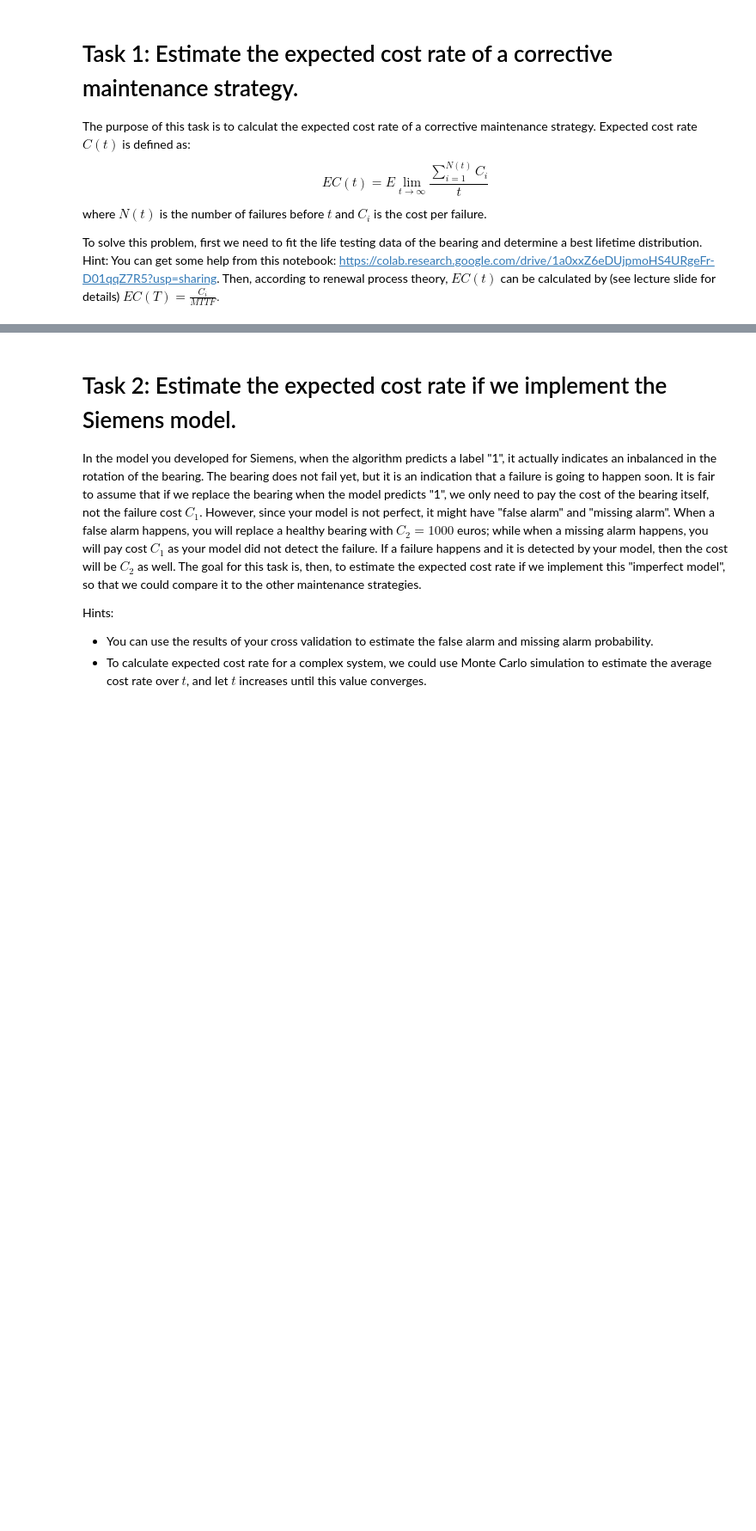
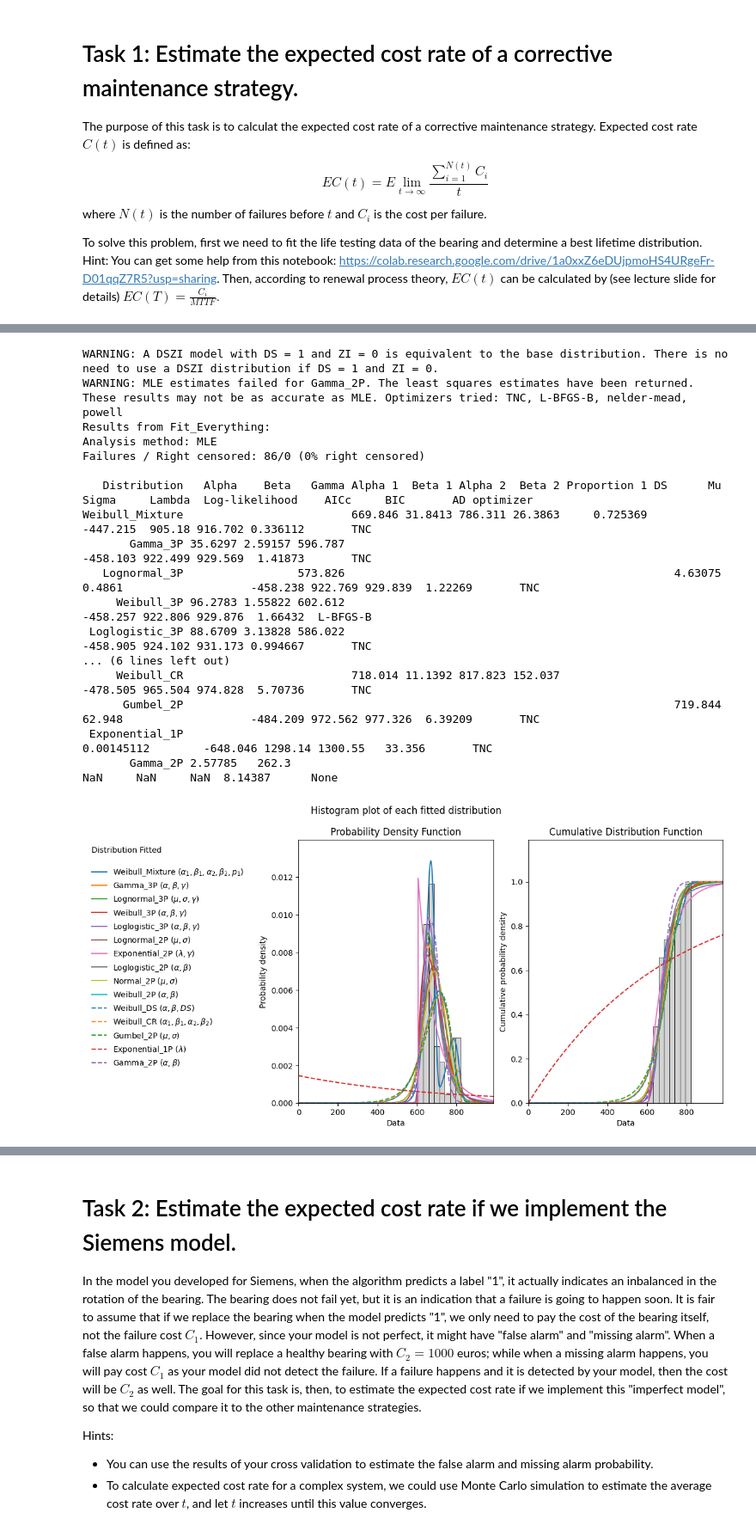
Before and after one commit to nizar139/SiemensProject_MaintenanceIndustrie, a Jupyter notebook: WP3_Corrective maintenance - Students.ipynb, the cells around one changed output, grey strips where cells are left out. Shown at 86% size. Drawn from its saved outputs; the diff is of its cells as text; code cells hidden in the pictures; blank space fills up the shorter version.

```diff
--- a/WP3_Corrective maintenance - Students.ipynb
+++ b/WP3_Corrective maintenance - Students.ipynb
@@ -15,3 +15,15 @@ $$ EC(t) = E \lim_{t\rightarrow \infty} \frac{\sum_{i=1}^{N(t)} C_i}{t}$$
 where $N(t)$ is the number of failures before $t$ and $C_i$ is the cost per failure.
 
 To solve this problem, first we need to fit the life testing data of the bearing and determine a best lifetime distribution. Hint: You can get some help from this notebook: https://colab.research.google.com/drive/1a0xxZ6eDUjpmoHS4URgeFr-D01qqZ7R5?usp=sharing. Then, according to renewal process theory, $E C(t)$ can be calculated by (see lecture slide for details) $E C(T) = \frac{C_i}{MTTF}.$
+# %%
+import pandas as pd
+
+def read_bearing_data():
+    filename = 'bearing_data.xlsx'
+    df = pd.read_excel(filename, sheet_name=0, usecols='A', header=14, nrows=86)
+    df = df.rename(columns = {650:'time to failure'})
+    return df
+# %%
+data = read_bearing_data()
+data = data.values.flatten()
+data
@@ -17,0 +48,25 @@ To solve this problem, first we need to fit the life testing data of the bearing
+# %%
+from reliability.Fitters import Fit_Everything
+import matplotlib.pyplot as plt
+
+result = Fit_Everything(failures=data)
+plt.show()
+# %% [output]
+WARNING: A DSZI model with DS = 1 and ZI = 0 is equivalent to the base distribution. There is no need to use a DSZI distribution if DS = 1 and ZI = 0.
+WARNING: MLE estimates failed for Gamma_2P. The least squares estimates have been returned. These results may not be as accurate as MLE. Optimizers tried: TNC, L-BFGS-B, nelder-mead, powell
+Results from Fit_Everything:
+Analysis method: MLE
+Failures / Right censored: 86/0 (0% right censored)
+
+   Distribution   Alpha    Beta   Gamma Alpha 1  Beta 1 Alpha 2  Beta 2 Proportion 1 DS      Mu    Sigma     Lambda  Log-likelihood    AICc     BIC       AD optimizer
+Weibull_Mixture                         669.846 31.8413 786.311 26.3863     0.725369                                       -447.215  905.18 916.702 0.336112       TNC
+       Gamma_3P 35.6297 2.59157 596.787                                                                                    -458.103 922.499 929.569  1.41873       TNC
+   Lognormal_3P                 573.826                                                 4.63075   0.4861                   -458.238 922.769 929.839  1.22269       TNC
+     Weibull_3P 96.2783 1.55822 602.612                                                                                    -458.257 922.806 929.876  1.66432  L-BFGS-B
+ Loglogistic_3P 88.6709 3.13828 586.022                                                                                    -458.905 924.102 931.173 0.994667       TNC
+... (6 lines left out)
+     Weibull_CR                         718.014 11.1392 817.823 152.037                                                    -478.505 965.504 974.828  5.70736       TNC
+      Gumbel_2P                                                                         719.844   62.948                   -484.209 972.562 977.326  6.39209       TNC
+ Exponential_1P                                                                                          0.00145112        -648.046 1298.14 1300.55   33.356       TNC
+       Gamma_2P 2.57785   262.3                                                                                                 NaN     NaN     NaN  8.14387      None
+[figure, added]
```
Also changed, not shown: parts of 15 cells of this notebook, 2 other files.
